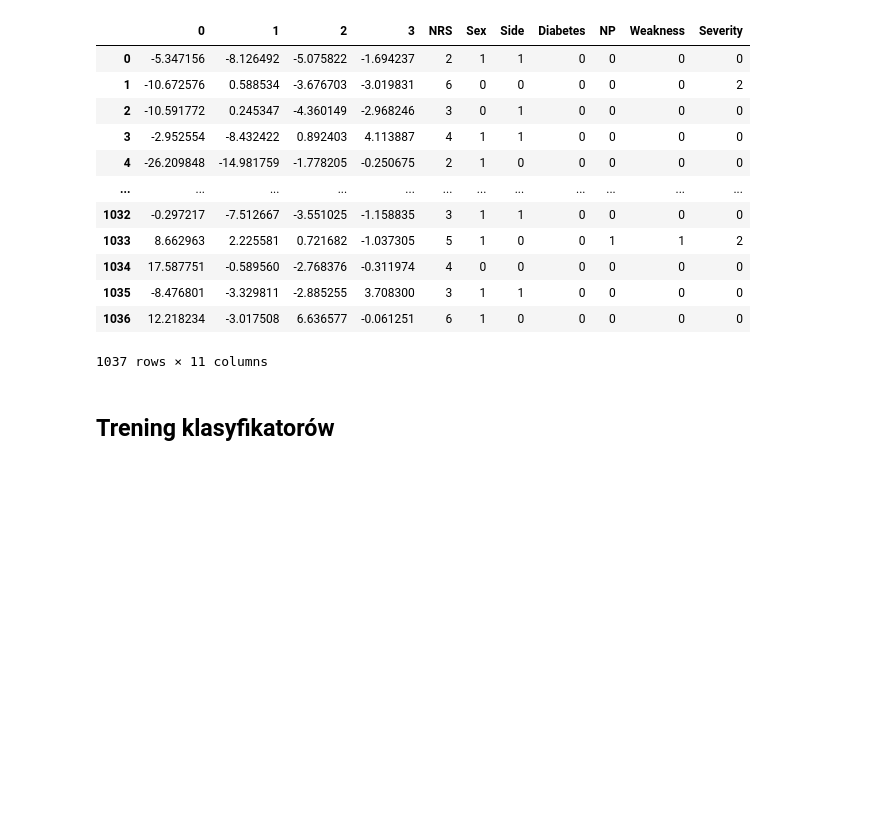
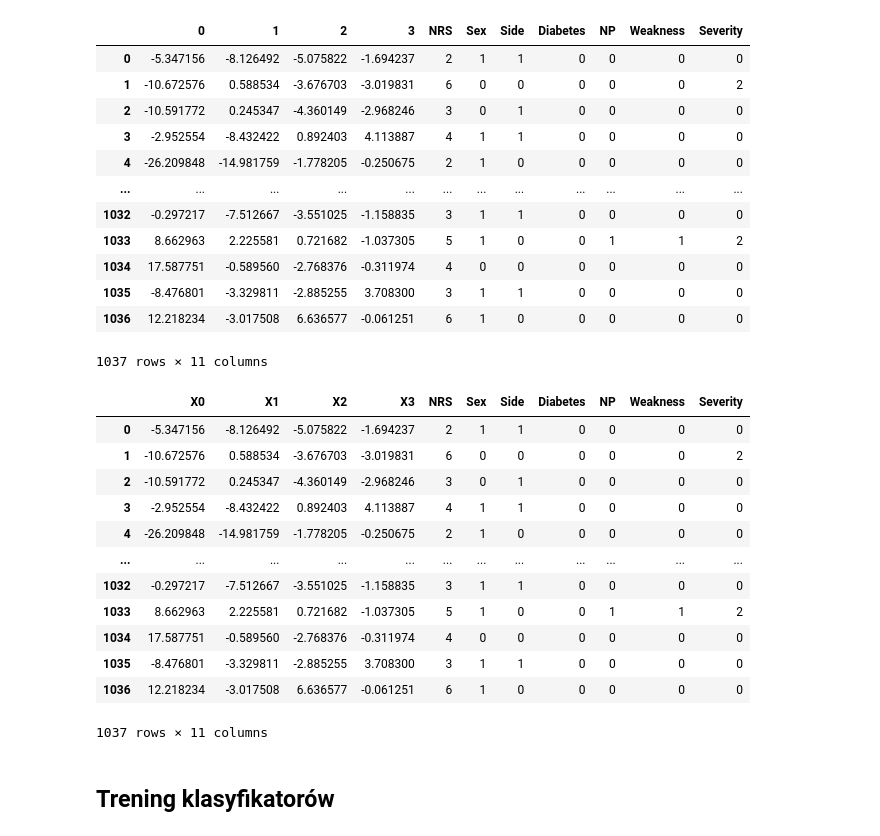
Before and after one commit to polemizatorr/Classification-of-carpal-tunnel-syndrome, a Jupyter notebook: Classification of carpal tunnel syndrome.ipynb, the cells around one changed output. Drawn from its saved outputs; the diff is of its cells as text; code cells hidden in the pictures; blank space fills up the shorter version.

```diff
--- a/Classification of carpal tunnel syndrome.ipynb
+++ b/Classification of carpal tunnel syndrome.ipynb
@@ -376,6 +376,25 @@ df_reduced
 | 1035 | -8.476801 | -3.329811 | -2.885255 | 3.708300 | 3 | 1 | 1 | 0 | 0 | 0 | 0 |
 | 1036 | 12.218234 | -3.017508 | 6.636577 | -0.061251 | 6 | 1 | 0 | 0 | 0 | 0 | 0 |
 1037 rows × 11 columns
+# %%
+df_reduced = df_reduced.rename(columns={0: "X0", 1: "X1", 2: "X2", 3: "X3"})
+
+
+df_reduced
+# %% [output]
+|  | X0 | X1 | X2 | X3 | NRS | Sex | Side | Diabetes | NP | Weakness | Severity |
+| 0 | -5.347156 | -8.126492 | -5.075822 | -1.694237 | 2 | 1 | 1 | 0 | 0 | 0 | 0 |
+| 1 | -10.672576 | 0.588534 | -3.676703 | -3.019831 | 6 | 0 | 0 | 0 | 0 | 0 | 2 |
+| 2 | -10.591772 | 0.245347 | -4.360149 | -2.968246 | 3 | 0 | 1 | 0 | 0 | 0 | 0 |
+| 3 | -2.952554 | -8.432422 | 0.892403 | 4.113887 | 4 | 1 | 1 | 0 | 0 | 0 | 0 |
+| 4 | -26.209848 | -14.981759 | -1.778205 | -0.250675 | 2 | 1 | 0 | 0 | 0 | 0 | 0 |
+| ... | ... | ... | ... | ... | ... | ... | ... | ... | ... | ... | ... |
+| 1032 | -0.297217 | -7.512667 | -3.551025 | -1.158835 | 3 | 1 | 1 | 0 | 0 | 0 | 0 |
+| 1033 | 8.662963 | 2.225581 | 0.721682 | -1.037305 | 5 | 1 | 0 | 0 | 1 | 1 | 2 |
+| 1034 | 17.587751 | -0.589560 | -2.768376 | -0.311974 | 4 | 0 | 0 | 0 | 0 | 0 | 0 |
+| 1035 | -8.476801 | -3.329811 | -2.885255 | 3.708300 | 3 | 1 | 1 | 0 | 0 | 0 | 0 |
+| 1036 | 12.218234 | -3.017508 | 6.636577 | -0.061251 | 6 | 1 | 0 | 0 | 0 | 0 | 0 |
+1037 rows × 11 columns
 # %% [markdown]
 ## Trening klasyfikatorów
 # %% [markdown]
```
Also changed, not shown: parts of 32 cells of this notebook.
